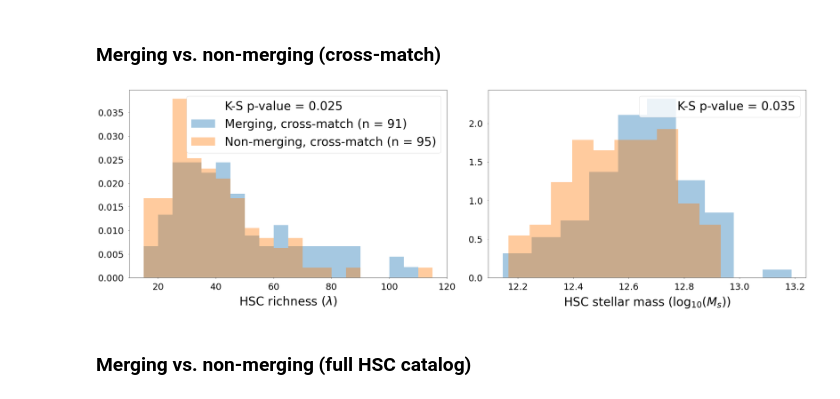
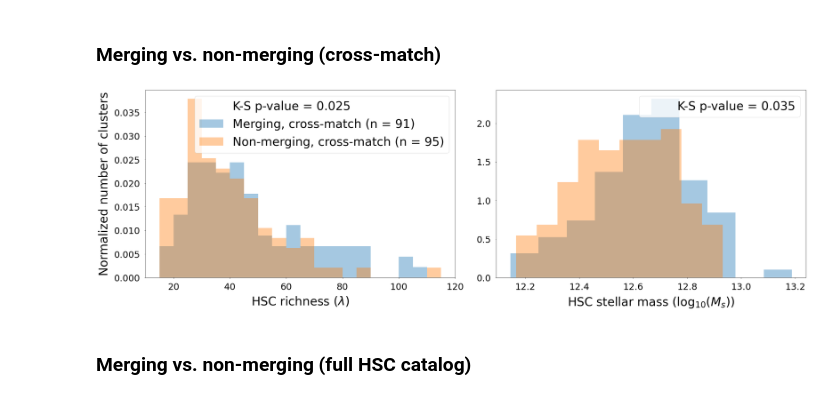
Before and after one commit to Jupiter1994/hsc-miscentering, a Jupyter notebook: Create_Catalog_and_Crossmatch_Props.ipynb, the cells around one changed output. Cells and saved outputs as stored; diff of their text form; code cells hidden in the pictures.

Commit message:
redid merg vs nonmerg plots

```diff
--- a/Create_Catalog_and_Crossmatch_Props.ipynb
+++ b/Create_Catalog_and_Crossmatch_Props.ipynb
@@ -565,12 +565,12 @@ ax[0].hist(lambdas_nonmerg_cm, bins=richness_bins, density=True, alpha=0.4, \
 ax[0].plot([], [], ' ', label=f'K-S p-value = {pval_lambdas_merg_non_cm}')
 
 ax[0].set_xlabel('HSC richness ($\lambda$)', labelpad=labelpad)
+ax[0].set_ylabel("Normalized number of clusters", labelpad=labelpad)
+
 ax[0].tick_params(labelsize=tick_fontsize)
 
 if fig_titles:
-    ax[0].set_title(f'Normalized richness distribution'
-                  '\n'
-                  f'(x-axis limited to {lambda_min}$ < \lambda < ${richness_bins[-1]})')
+    ax[0].set_title(f'Normalized richness distribution')
 ax[0].legend()
 
 ## stellar mass
@@ -592,33 +592,33 @@ ax[1].legend()
 ## SNR of SZ signal
 # SNR_min = 4
 # SNR_max = 28
 # SNR_bins = np.arange(SNR_min, SNR_max, 2)
 
 # SNRs_merging_cm = ACT_cat['SNR'][in_crossmatch][is_merging_cm]
 # SNRs_nonmerg_cm = ACT_cat['SNR'][in_crossmatch][~is_merging_cm]
 # pval_SNRs_merg_non_cm = np.round(scipy.stats.kstest(SNRs_merging_cm, SNRs_nonmerg_cm)[1], 3)
 
 # ax[1,1].hist(SNRs_merging_cm, bins=SNR_bins, density=True, alpha=0.4, \
 #          label=f'Merging, cross-match (n = {np.sum(is_merging_cm)})')
 # ax[1,1].hist(SNRs_nonmerg_cm, bins=SNR_bins, density=True, alpha=0.4, \
 #          label=f'Non-merging, cross-match (n = {np.sum(~is_merging_cm)})')
 # ax[1,1].plot([], [], ' ', label=f'K-S p-value = {pval_SNRs_merg_non_cm}')
 
 # ax[1,1].set_xlabel('ACT signal-to-noise ratio (SNR)', labelpad=labelpad)
 
 # ax[1,1].tick_params(labelsize=tick_fontsize)
 
 # if fig_titles:
 #     ax[1,1].set_title(f'Normalized ACT SNR distribution'
 #                   '\n'
 #                   f'(x-axis limited to {SNR_min} < SNR < {SNR_bins[-1]})')
 # ax[1,1].legend()
 
 fig.tight_layout()
 fig.savefig(\
 "Figures/MNRAS_Paper_Figures/Analysis/Mergers/Props_merg_vs_non_CM", bbox_inches='tight')
 #fig.show()
 # %% [output]
-[figure, old version]
+[figure, new version]
 # %% [markdown]
 ### Merging vs. non-merging (full HSC catalog)
```
Also changed, not shown: parts of 2 cells of this notebook.
